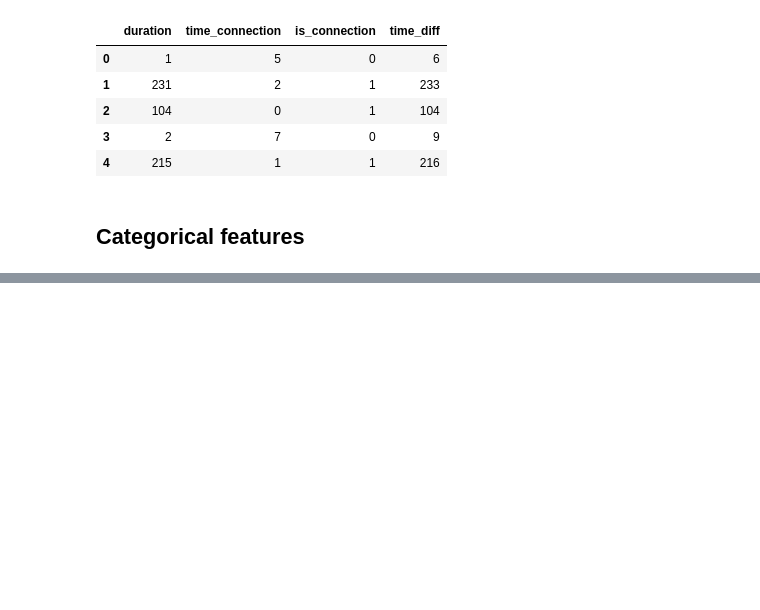
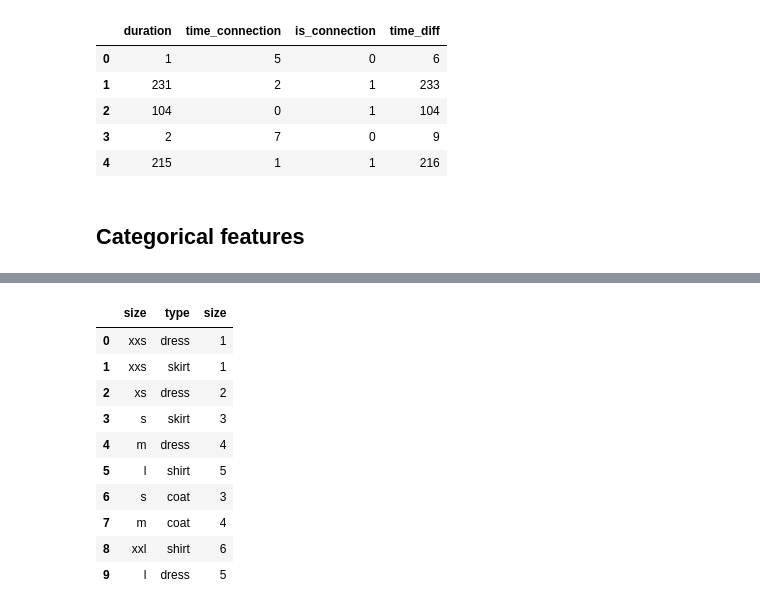
Before and after one commit to thetitorenko/ds_stuff, a Jupyter notebook: eda/eda.ipynb, the cells around one changed output, grey strips where cells are left out. Cells and saved outputs as stored; diff of their text form; code cells hidden in the pictures; blank space fills up the shorter version.

```diff
--- a/eda/eda.ipynb
+++ b/eda/eda.ipynb
@@ -270,0 +294,20 @@ calls.head()
+# %%
+# Ordinal encoding
+import category_encoders as ce
+
+ord_encoder = ce.OrdinalEncoder()
+data_bin = ord_encoder.fit_transform(clothing['size'])
+clothing = pd.concat([clothing, data_bin], axis=1)
+clothing
+# %% [output]
+|  | size | type | size |
+| 0 | xxs | dress | 1 |
+| 1 | xxs | skirt | 1 |
+| 2 | xs | dress | 2 |
+| 3 | s | skirt | 3 |
+| 4 | m | dress | 4 |
+| 5 | l | shirt | 5 |
+| 6 | s | coat | 3 |
+| 7 | m | coat | 4 |
+| 8 | xxl | shirt | 6 |
+| 9 | l | dress | 5 |
```
Also changed, not shown: parts of 4 cells of this notebook, 1 other file.
